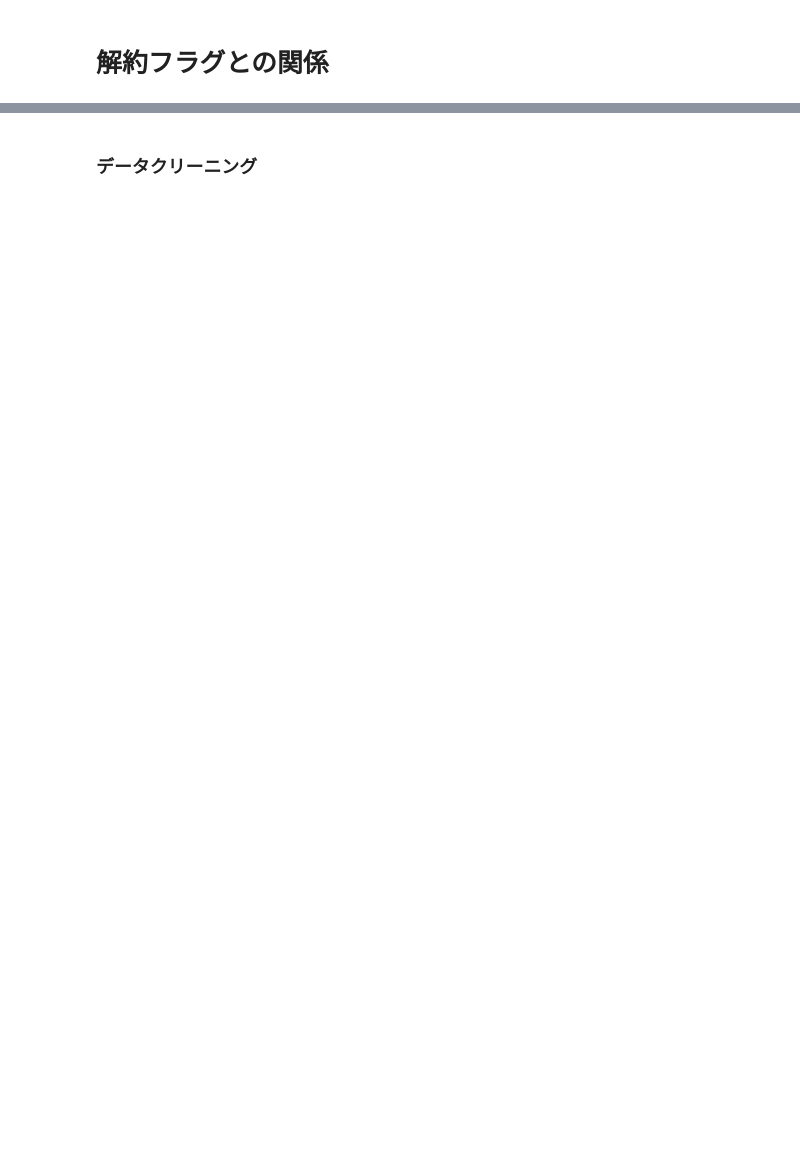
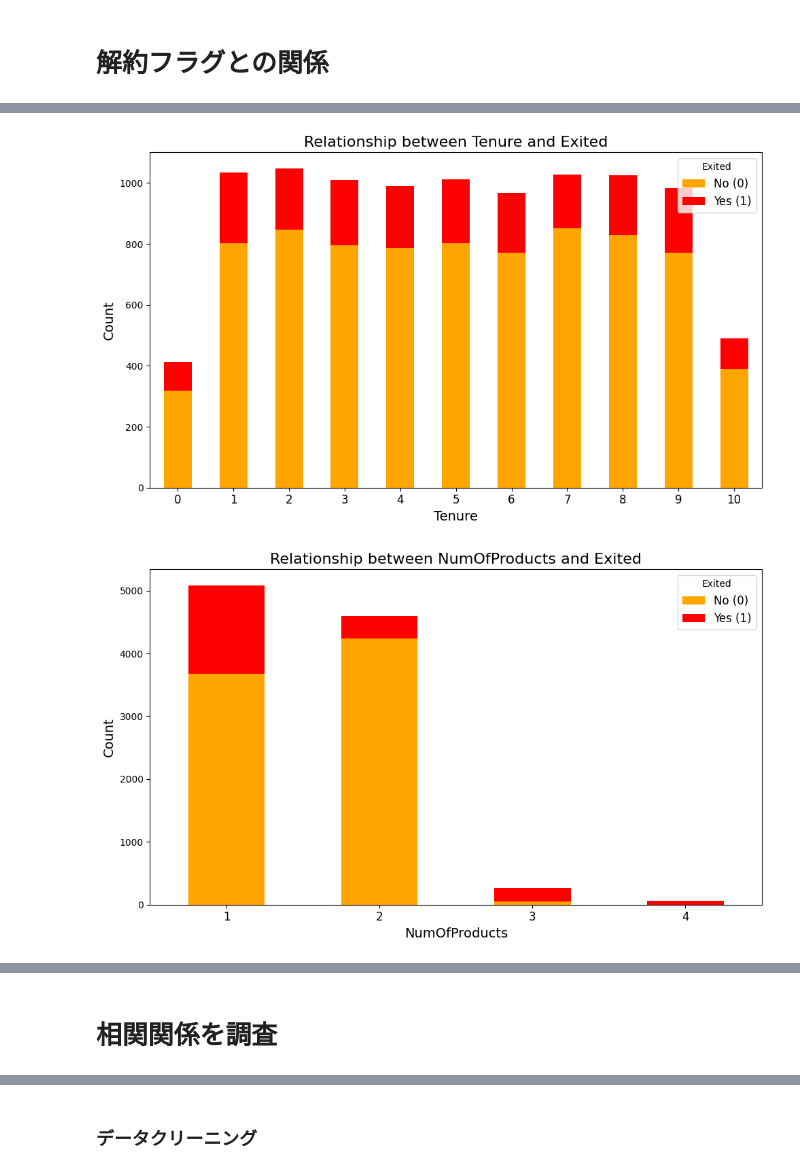
Before and after one commit to Allllisha/ml-predict-churn-datamix-assignment, a Jupyter notebook: notebook/ml_predict_churn_datamix_assignment1.ipynb, the cells around one changed output, grey strips where cells are left out. Saved outputs shown, nothing was run; the diff lists cells and outputs as text; code cells hidden in the pictures; blank space fills up the shorter version.

```diff
--- a/notebook/ml_predict_churn_datamix_assignment1.ipynb
+++ b/notebook/ml_predict_churn_datamix_assignment1.ipynb
@@ -413,0 +307,17 @@ Passing `palette` without assigning `hue` is deprecated and will be removed in v
+# %%
+#ターゲット列 Exited をカテゴリ変数リストから除外
+categorical_vars.remove('Exited')
+
+for column in categorical_vars:
+    f,ax=plt.subplots(1,2,figsize=(18,5.5))
+
+    #各カテゴリの割合を円グラフ（Pie Chart）として表示します
+
+    train_data[column].value_counts().plot.pie(autopct='%1.1f%%',ax=ax[0],shadow=True)
+    ax[0].set_ylabel(f'{column}')
+    # 棒グラフの作成
+    sns.countplot(x=column,data=train_data,ax=ax[1])
+    #レイアウトとタイトルの設定
+    plt.suptitle(f'{column}')
+    #グラフの表示
+    plt.show()
@@ -413,0 +338,24 @@ Passing `palette` without assigning `hue` is deprecated and will be removed in v
+# %%
+import pandas as pd
+import matplotlib.pyplot as plt
+
+# 可視化したいカラムのリスト
+columns_to_visualize = ['Tenure', 'NumOfProducts', 'Geography', 'Gender', 'IsActiveMember']
+
+# 各カラムについて棒グラフを描画
+for column in columns_to_visualize:
+    # データをグループ化して集計
+    grouped_data = train_data.groupby([column, 'Exited']).size().unstack()
+
+    # 棒グラフの描画
+    grouped_data.plot(kind='bar', stacked=True, figsize=(10, 6), color=['orange', 'red'])
+    plt.title(f'Relationship between {column} and Exited', fontsize=16)
+    plt.xlabel(column, fontsize=14)
+    plt.ylabel('Count', fontsize=14)
+    plt.xticks(rotation=0, fontsize=12)
+    plt.legend(title='Exited', labels=['No (0)', 'Yes (1)'], fontsize=12)
+    plt.tight_layout()
+    plt.show()
+# %% [output]
+[figure, added]
+[figure, added]
@@ -413,0 +365,2 @@ Passing `palette` without assigning `hue` is deprecated and will be removed in v
+# %% [markdown]
+# 相関関係を調査
```
Also changed, not shown: parts of 53 cells of this notebook.
